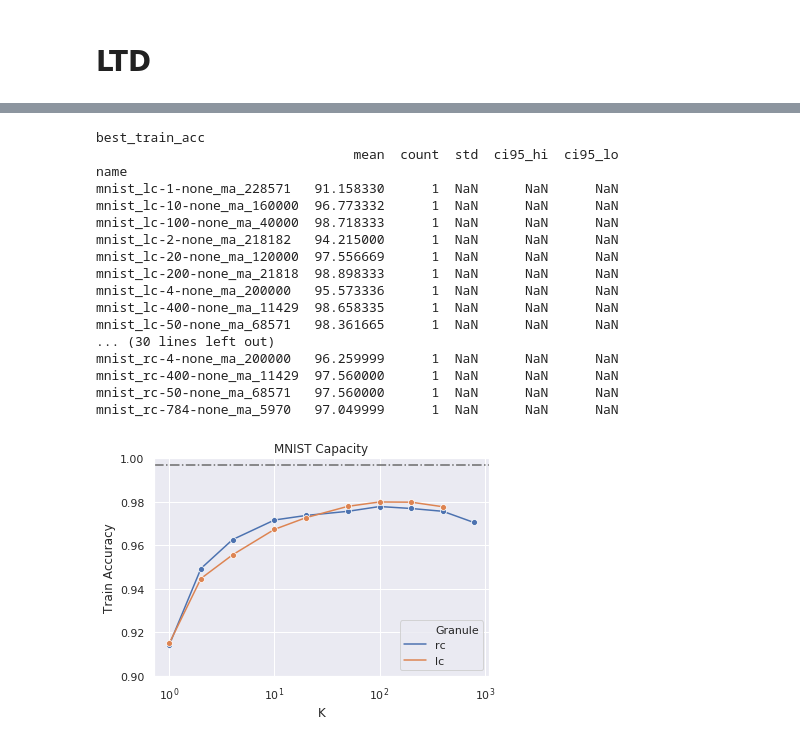
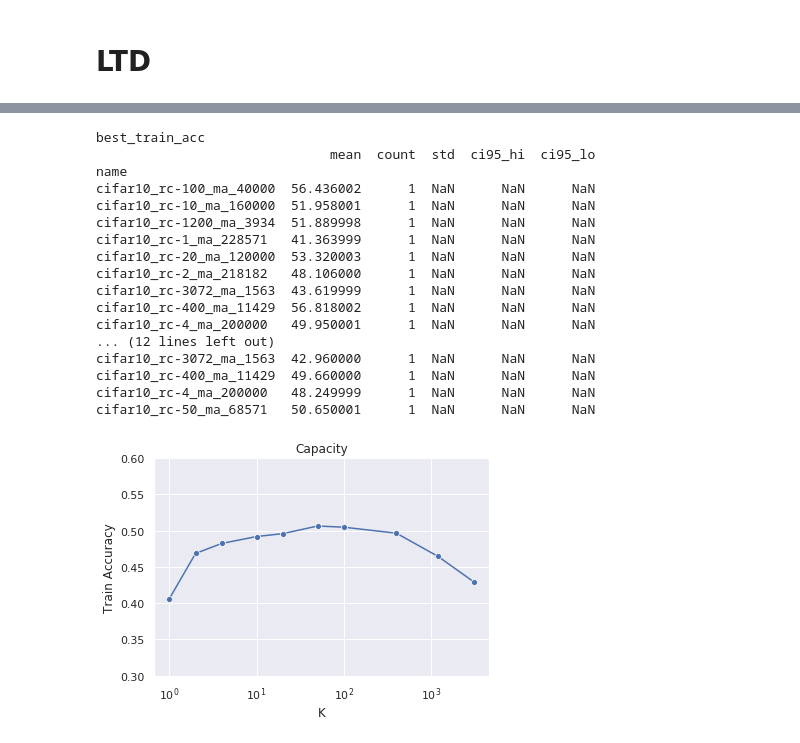
Before and after one commit to liuyuezhang/cerebellum, a Jupyter notebook: notebook/plot.ipynb, the cells around one changed output, grey strips where cells are left out. Drawn from its saved outputs; the diff is of its cells as text; code cells hidden in the pictures.

```diff
--- a/notebook/plot.ipynb
+++ b/notebook/plot.ipynb
@@ -166,5 +170,6 @@ plt.savefig('/home/liuyuezhangadam/Desktop/cerebellum/fig/wide_'+ENV+'.png', dpi
 # %%
-ENV = 'fgsm-mnist'
+ATTACK = 'pgd'
+ENV = ATTACK + '-mnist'
 METHOD = 'fc'
 LTD = ['none']
 N = [1000, 2000, 5000, 10000, 20000, 50000, 100000, 200000]
@@ -286,5 +291,6 @@ plt.savefig('/home/liuyuezhangadam/Desktop/cerebellum/fig/ltd_'+ENV+'.png', dpi=
 # %%
-ENV = 'fgsm-mnist'
+ATTACK = 'pgd'
+ENV = ATTACK + '-mnist'
 METHOD = 'fc'
 LTD = ['none', 'ma']
 N = [1000, 2000, 5000, 10000, 20000, 50000, 100000, 200000]
@@ -352,21 +358,22 @@ plt.savefig('/home/liuyuezhangadam/Desktop/cerebellum/fig/ltd_'+ENV+'.png', dpi=
 # %%
-ENV = 'mnist'
-METHOD = ['rc', 'lc']
+# ENV = 'mnist'
+# K = [1, 2, 4, 10, 20, 50, 100, 200, 400, 784]
+ENV = 'cifar10'
+K = [1, 2, 4, 10, 20, 50, 100, 400, 1200, 3072]
+METHOD = ['rc']
 LTD = ['ma']
-K = [1, 2, 4, 10, 20, 50, 100, 200, 400, 784]
 
 df = pd.DataFrame()
 table = pd.DataFrame()
 for run in runs:
-    m = re.match('(.*)_(.*)-(.*)-(.*)_(.*)_(.*)_(.*)', run.name)
+    m = re.match('(.*)_(.*)-(.*)_(.*)_(.*)_(.*)', run.name)
     if m is not None:
         env = m.group(1)
         method = m.group(2)
         k = int(m.group(3))
-        golgi = m.group(4)
-        ltd = m.group(5)
-        n = int(m.group(6))
-        seed = int(m.group(7))
+        ltd = m.group(4)
+        n = int(m.group(5))
+        seed = int(m.group(6))
 
         if env == ENV and method in METHOD and k in K and ltd in LTD:
             temp = pd.DataFrame()
@@ -376,7 +383,6 @@ for run in runs:
             temp['best_test_acc'] = history['best_test_acc'].dropna()
             temp['Granule'] = method
             temp['K'] = k
-            temp['golgi'] = golgi
             temp['seed'] = seed
             df = df.append(temp)
 
@@ -390,31 +396,29 @@ calc_c95(table, 'best_train_acc')
 calc_c95(table, 'best_test_acc')
 # %% [output]
 best_train_acc
-                                 mean  count  std  ci95_hi  ci95_lo
+                              mean  count  std  ci95_hi  ci95_lo
 name
-mnist_lc-1-none_ma_228571   91.158330      1  NaN      NaN      NaN
-mnist_lc-10-none_ma_160000  96.773332      1  NaN      NaN      NaN
-mnist_lc-100-none_ma_40000  98.718333      1  NaN      NaN      NaN
-mnist_lc-2-none_ma_218182   94.215000      1  NaN      NaN      NaN
-mnist_lc-20-none_ma_120000  97.556669      1  NaN      NaN      NaN
-mnist_lc-200-none_ma_21818  98.898333      1  NaN      NaN      NaN
-mnist_lc-4-none_ma_200000   95.573336      1  NaN      NaN      NaN
-mnist_lc-400-none_ma_11429  98.658335      1  NaN      NaN      NaN
-mnist_lc-50-none_ma_68571   98.361665      1  NaN      NaN      NaN
-... (30 lines left out)
-mnist_rc-4-none_ma_200000   96.259999      1  NaN      NaN      NaN
-mnist_rc-400-none_ma_11429  97.560000      1  NaN      NaN      NaN
-mnist_rc-50-none_ma_68571   97.560000      1  NaN      NaN      NaN
-mnist_rc-784-none_ma_5970   97.049999      1  NaN      NaN      NaN
+cifar10_rc-100_ma_40000  56.436002      1  NaN      NaN      NaN
+cifar10_rc-10_ma_160000  51.958001      1  NaN      NaN      NaN
+cifar10_rc-1200_ma_3934  51.889998      1  NaN      NaN      NaN
+cifar10_rc-1_ma_228571   41.363999      1  NaN      NaN      NaN
+cifar10_rc-20_ma_120000  53.320003      1  NaN      NaN      NaN
+cifar10_rc-2_ma_218182   48.106000      1  NaN      NaN      NaN
+cifar10_rc-3072_ma_1563  43.619999      1  NaN      NaN      NaN
+cifar10_rc-400_ma_11429  56.818002      1  NaN      NaN      NaN
+cifar10_rc-4_ma_200000   49.950001      1  NaN      NaN      NaN
+... (12 lines left out)
+cifar10_rc-3072_ma_1563  42.960000      1  NaN      NaN      NaN
+cifar10_rc-400_ma_11429  49.660000      1  NaN      NaN      NaN
+cifar10_rc-4_ma_200000   48.249999      1  NaN      NaN      NaN
+cifar10_rc-50_ma_68571   50.650001      1  NaN      NaN      NaN
 # %%
-plt.axhline(0.997, linestyle='-.', color='dimgray')
-ax = sns.lineplot(x='K', y='best_test_acc', hue='Granule', ci=95, n_boot=1000, marker='o',
-                  hue_order=['rc', 'lc'],
+ax = sns.lineplot(x='K', y='best_test_acc', ci=95, n_boot=1000, marker='o',
                   data=df)
-ax.set(title='MNIST Capacity', xlabel='K', xscale='log', ylabel='Train Accuracy')
-plt.ylim(0.9, 1.0)
-plt.legend(loc='lower right')
+ax.set(title='Capacity', xlabel='K', xscale='log', ylabel='Train Accuracy')
+plt.ylim(0.3, 0.6)
+# plt.legend(loc='lower right')
 plt.savefig('/home/liuyuezhangadam/Desktop/cerebellum/fig/sparse_'+ENV+'.png', dpi=300)
 # %% [output]
-[figure, old version]
+[figure, new version]
 # %%
```
Also changed, not shown: parts of 17 cells of this notebook, 12 other files.
